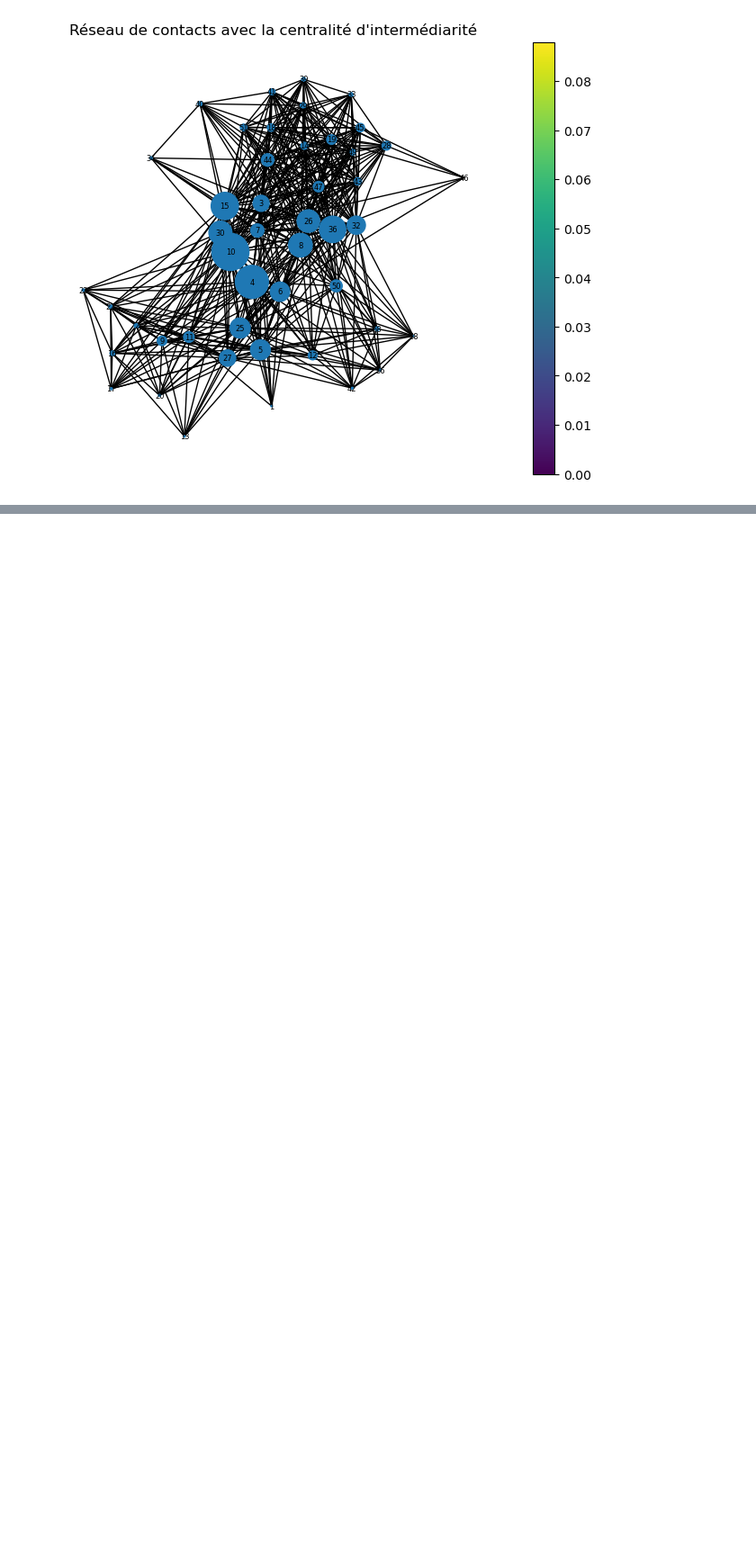
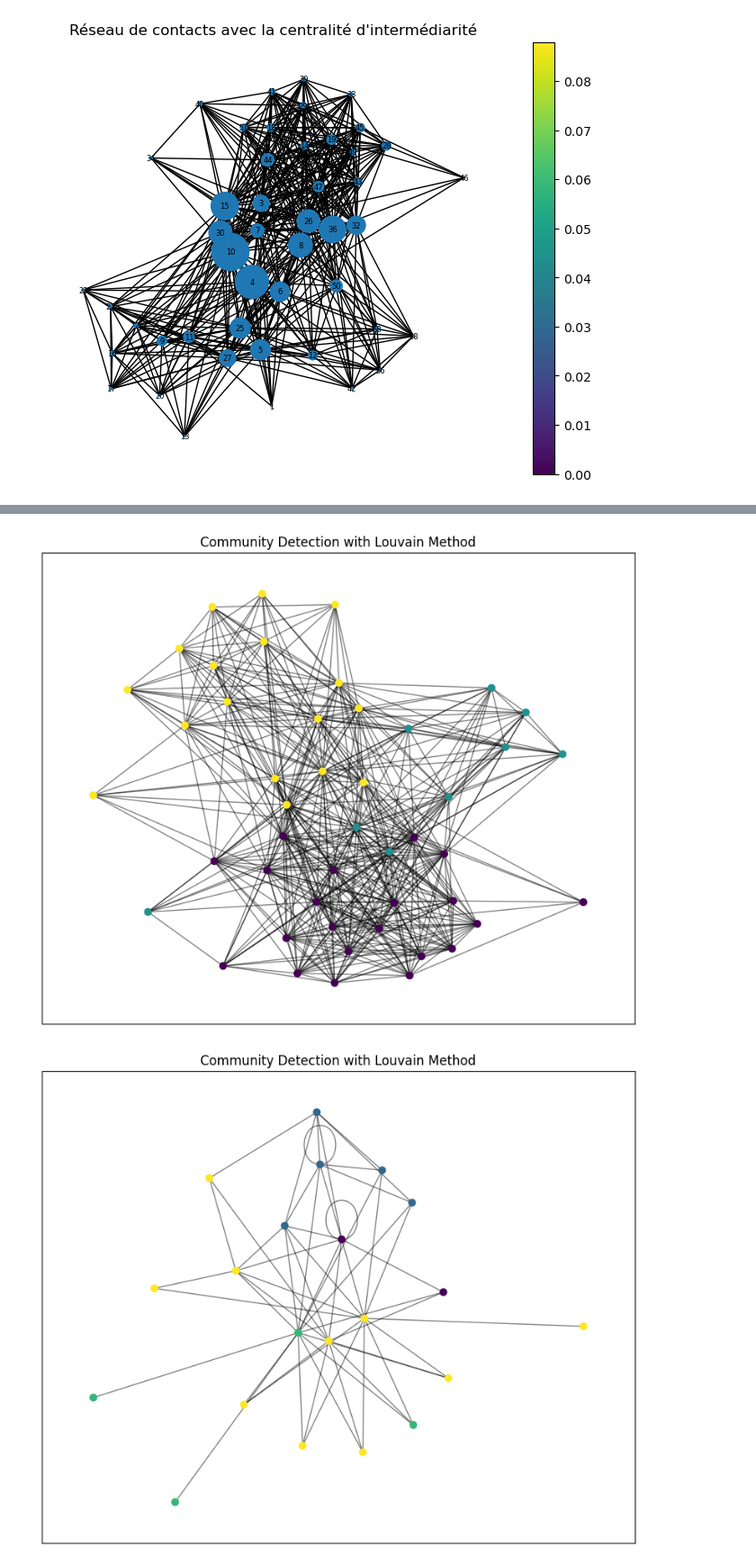
Before and after one commit to Blanblan9/Graph-mining, a Jupyter notebook: GraphMining.ipynb, the cells around one changed output, grey strips where cells are left out. Shown at 90% size. Drawn from its saved outputs; the diff is of its cells as text; code cells hidden in the pictures; blank space fills up the shorter version.

```diff
--- a/GraphMining.ipynb
+++ b/GraphMining.ipynb
@@ -355,0 +356,42 @@ plt.show()
+# %%
+def louvain_graph(G):
+    # Community detection with the Louvain method
+    partition = cl.best_partition(G)
+
+    # Draw the graph with community assignments
+    plt.figure(figsize=(10, 8))
+    pos = nx.spring_layout(G)  # positions for all nodes
+    # color the nodes according to their partition
+    cmap = plt.cm.get_cmap('viridis', max(partition.values()) + 1)
+    nx.draw_networkx_nodes(G, pos, partition.keys(), node_size=40,
+                        cmap=cmap, node_color=list(partition.values()))
+    nx.draw_networkx_edges(G, pos, alpha=0.5)
+    plt.title("Community Detection with Louvain Method")
+    plt.show()
+# %%
+# Créer un graph à partir du premier dataset
+G1 = nx.Graph()
+
+# Ajouter des nœuds en tant que personnes des colonnes 'ID1_1' et 'ID2_1'
+G1.add_nodes_from(data_1['ID1_1'])
+G1.add_nodes_from(data_1['ID2_1'])
+
+# Ajouter des arêtes (liens) entre les personnes en utilisant 'ID1_1' et 'ID2_1'
+G1.add_edges_from(data_1[['ID1_1', 'ID2_1']].values)
+louvain_graph(G1)
+
+
+
+# Créer un graph à partir du deuxième dataset
+G2 = nx.Graph()
+
+# Ajouter des nœuds en tant que personnes des colonnes 'ID1_2' et 'ID2_2'
+G2.add_nodes_from(data_2['ID1_2'])
+G2.add_nodes_from(data_2['ID2_2'])
+
+# Ajouter des arêtes (liens) entre les personnes en utilisant 'ID1_2' et 'ID2_2'
+G2.add_edges_from(data_2[['ID1_2', 'ID2_2']].values)
+louvain_graph(G)
+# %% [output]
+[figure, added]
+[figure, added]
```
Also changed, not shown: parts of 5 cells of this notebook.
